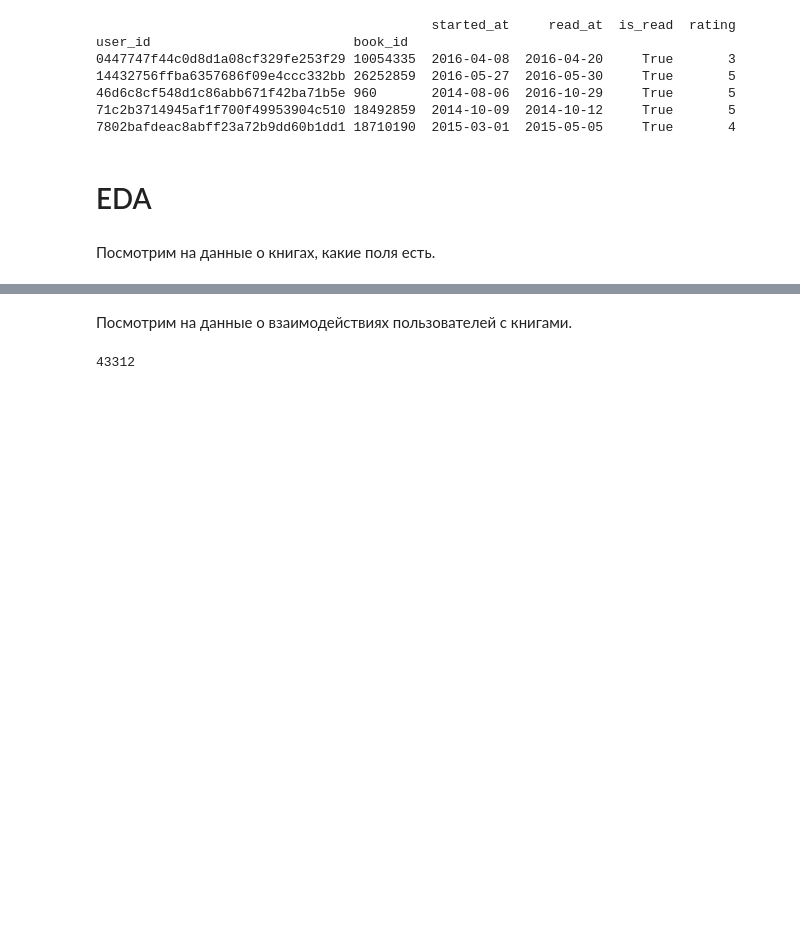
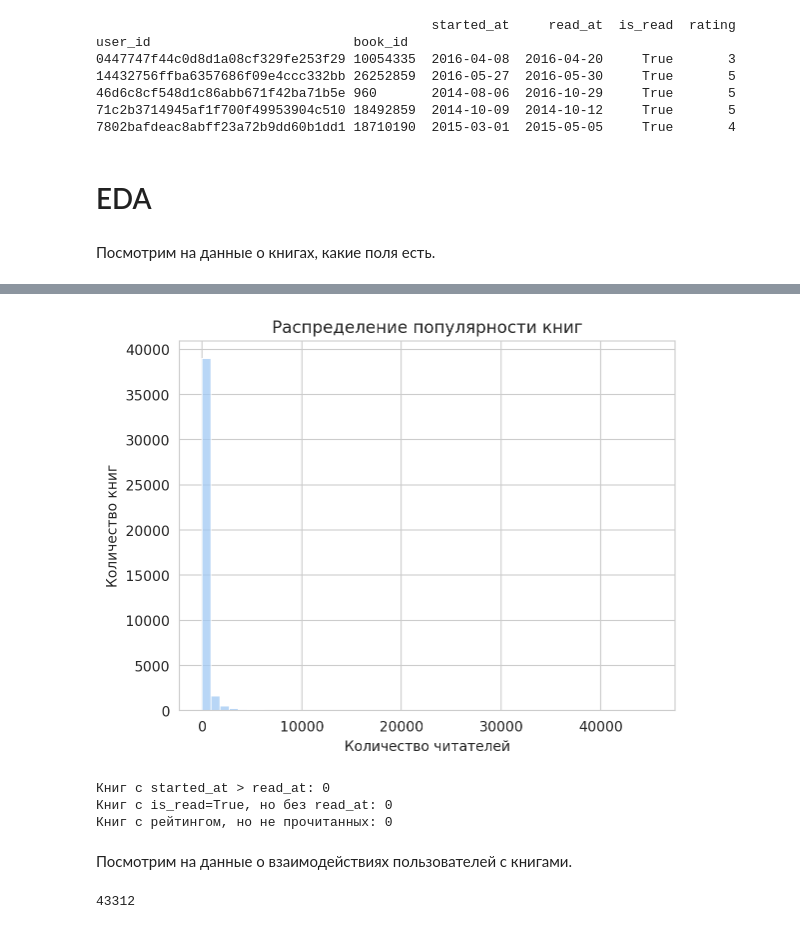
Before and after one commit to ozerge/mle-recsys-start, a Jupyter notebook: preprocessing.ipynb, the cells around one changed output, grey strips where cells are left out. Saved outputs shown, nothing was run; the diff lists cells and outputs as text; code cells hidden in the pictures; blank space fills up the shorter version.

```diff
--- a/preprocessing.ipynb
+++ b/preprocessing.ipynb
@@ -118,3 +154,31 @@ books.sample(3).T
+# %%
+# Распределение популярности книг
+
+book_popularity = interactions.groupby('book_id')['user_id'].nunique()
+sns.histplot(book_popularity, bins=50)
+plt.title("Распределение популярности книг")
+plt.xlabel("Количество читателей")
+plt.ylabel("Количество книг")
+plt.show()
+# %% [output]
+[figure, added]
+# %%
+# Логические нестыковки и странности
+# Проверить:
+# Есть ли книги, у которых started_at позже read_at?
+# Есть ли книги с is_read=True, но без даты read_at?
+# Есть ли оценки (rating > 0) у книг, которые не прочитаны (is_read=False)
+
+time_issue = interactions[interactions['started_at'] > interactions['read_at']]
+read_but_no_date = interactions[interactions['is_read'] & interactions['read_at'].isna()]
+rating_but_not_read = interactions[(interactions['rating'] > 0) & (~interactions['is_read'])]
+print(f"Книг с started_at > read_at: {len(time_issue)}")
+print(f"Книг с is_read=True, но без read_at: {len(read_but_no_date)}")
+print(f"Книг с рейтингом, но не прочитанных: {len(rating_but_not_read)}")
+# %% [output]
+Книг с started_at > read_at: 0
+Книг с is_read=True, но без read_at: 0
+Книг с рейтингом, но не прочитанных: 0
 # %% [markdown]
 Посмотрим на данные о взаимодействиях пользователей с книгами.
 # %%
```
Also changed, not shown: parts of 22 cells of this notebook, 1 other file.
